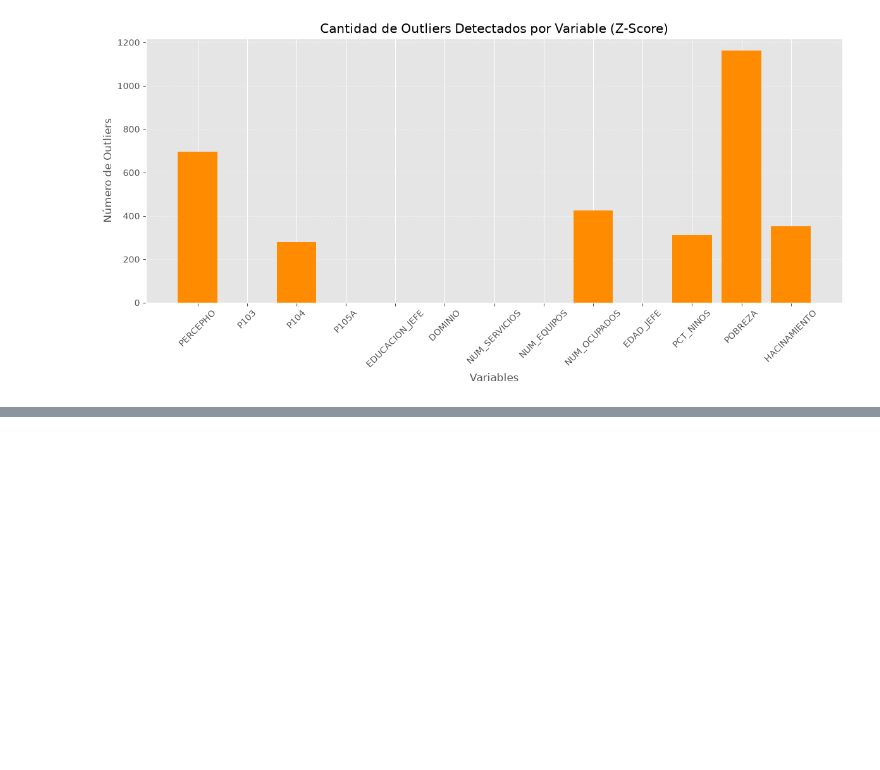
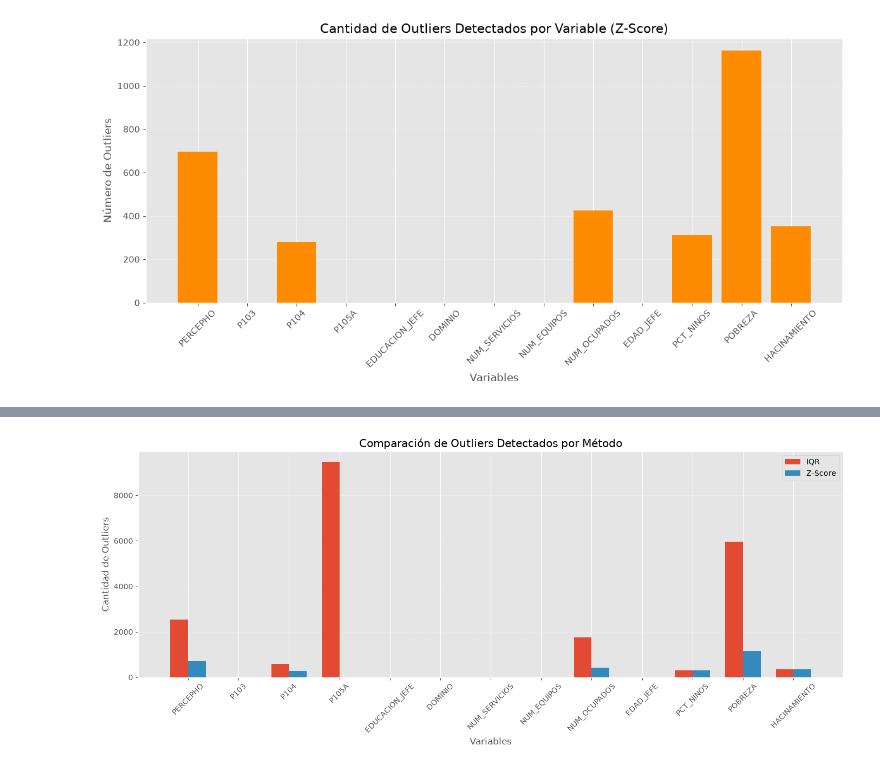
Before and after one commit to DianAnto2103/AnalisisENAHO2025, a Jupyter notebook: notebooks/02_Outliers.ipynb, the cells around one changed output, grey strips where cells are left out. Cells and saved outputs as stored; diff of their text form; code cells hidden in the pictures; blank space fills up the shorter version.

Commit message:
comparar resultados de detección entre IQR y z-score

```diff
--- a/notebooks/02_Outliers.ipynb
+++ b/notebooks/02_Outliers.ipynb
@@ -350,3 +350,17 @@ plt.savefig(
 plt.show()
 # %% [output]
 [figure]
+# %%
+# ==========================================
+# COMPARACIÓN ENTRE IQR Y Z-SCORE
+# ==========================================
+
+comparacion = tabla_iqr[["Variable", "Outliers"]].rename(
+    columns={"Outliers": "IQR"}
+)
+
+comparacion["Z-Score"] = resultados_zscore["Outliers"]
+
+print("✅ Comparación entre métodos de detección de outliers")
+
+display(comparacion)
@@ -352,0 +383,46 @@ plt.show()
+# %%
+# ==========================================
+# GRÁFICO COMPARATIVO IQR VS Z-SCORE
+# ==========================================
+
+x = np.arange(len(comparacion))
+width = 0.35
+
+plt.figure(figsize=(14,6))
+
+plt.bar(
+    x - width/2,
+    comparacion["IQR"],
+    width,
+    label="IQR"
+)
+
+plt.bar(
+    x + width/2,
+    comparacion["Z-Score"],
+    width,
+    label="Z-Score"
+)
+
+plt.xticks(x, comparacion["Variable"], rotation=45)
+
+plt.title("Comparación de Outliers Detectados por Método")
+plt.xlabel("Variables")
+plt.ylabel("Cantidad de Outliers")
+
+plt.legend()
+
+plt.grid(axis="y", linestyle="--", alpha=0.4)
+
+plt.tight_layout()
+
+# Guardar figura
+plt.savefig(
+    "../figures/comparacion_outliers.png",
+    dpi=300,
+    bbox_inches="tight"
+)
+
+plt.show()
+# %% [output]
+[figure, added]
```
Also changed, not shown: parts of 1 cell of this notebook, 1 other file.
